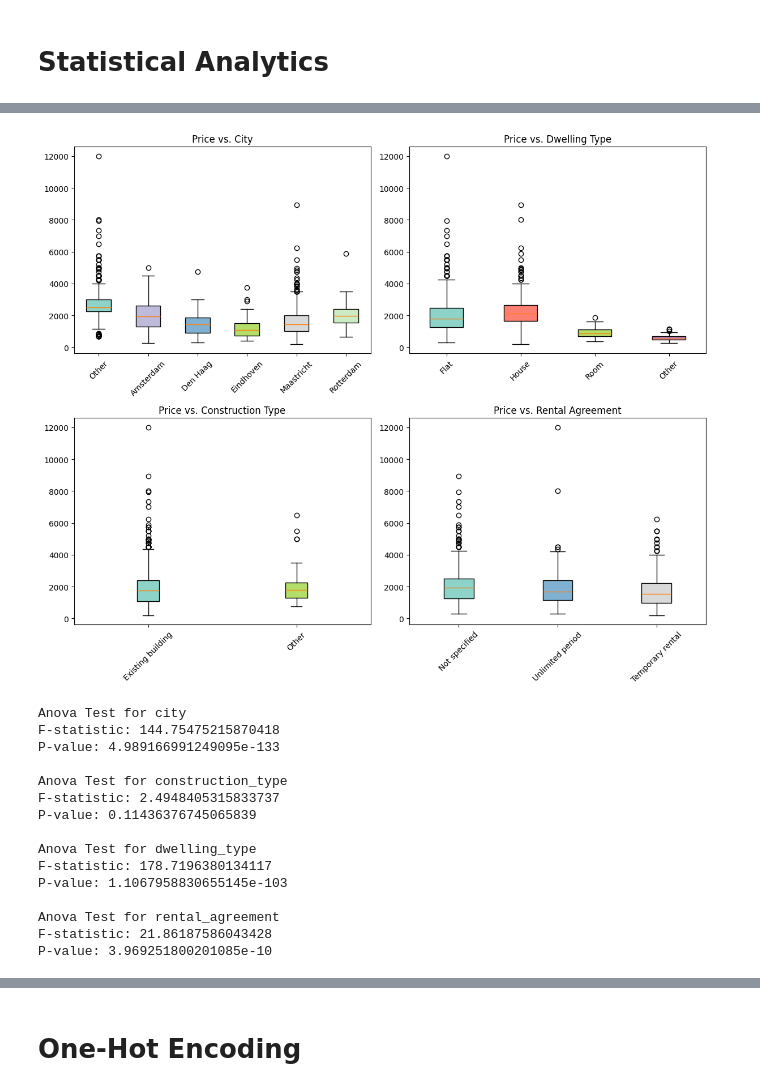
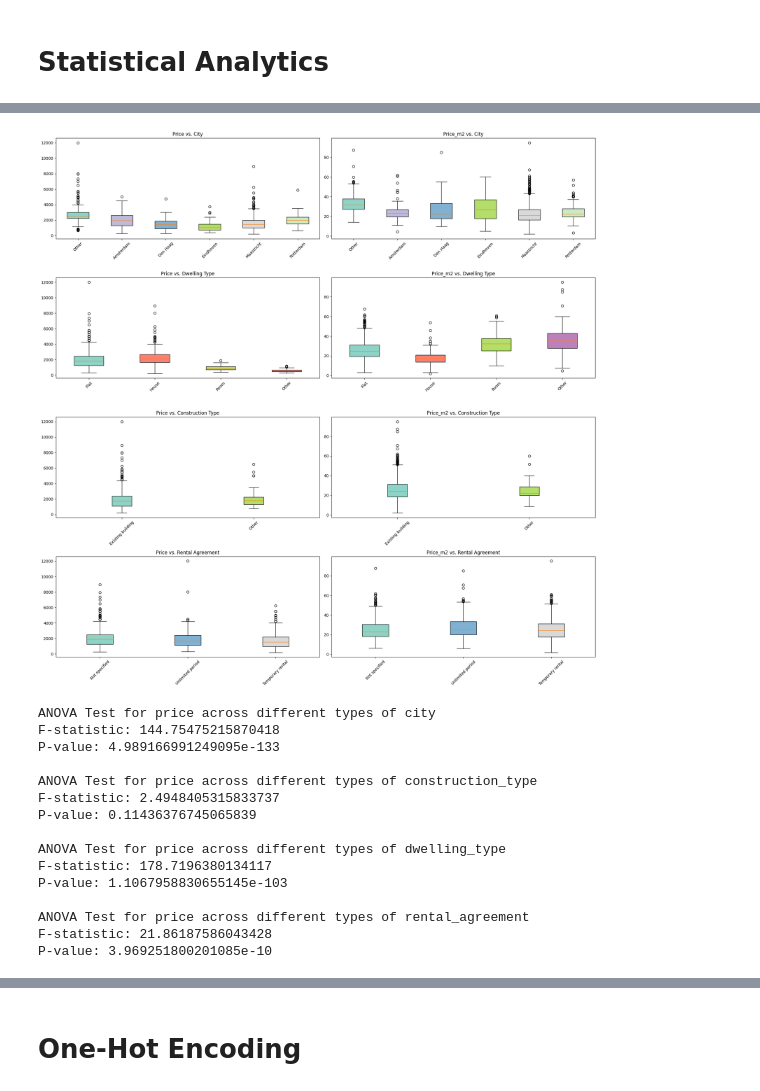
Before and after one commit to Yingtzudai/House-Searching-Helper, a Jupyter notebook: ipynb_files/Data Cleaning for ML models.ipynb, the cells around one changed output, grey strips where cells are left out. Cells and saved outputs as stored; diff of their text form; code cells hidden in the pictures.

Commit message:
Added ANOVA test

```diff
--- a/ipynb_files/Data Cleaning for ML models.ipynb
+++ b/ipynb_files/Data Cleaning for ML models.ipynb
@@ -361,0 +343,3 @@ memory usage: 303.2+ KB
+# %%
+df['price_m2'] = df['price']/df['living_area_m2']
+df.info()
@@ -362,41 +364,50 @@ memory usage: 303.2+ KB
 # %%
 # Boxplot for price (price vs. city; price vs. dwelling_type; price vs.energy_rating, price vs. construction_type)
 
 # Create price data
 price_by_city = [group['price'].values for _, group in df.groupby('city')]
 price_by_dwelling = [group['price'].values for _, group in df.groupby('dwelling_type')]
 price_by_construction = [group['price'].values for _, group in df.groupby('construction_type')]
 price_by_agreement = [group['price'].values for _, group in df.groupby('rental_agreement')]
 
+price_m2_by_city = [group['price_m2'].values for _, group in df.groupby('city')]
+price_m2_by_dwelling = [group['price_m2'].values for _, group in df.groupby('dwelling_type')]
+price_m2_by_construction = [group['price_m2'].values for _, group in df.groupby('construction_type')]
+price_m2_by_agreement = [group['price_m2'].values for _, group in df.groupby('rental_agreement')]
 
 # Create plots
-fig, axs = plt.subplots(2, 2, figsize=(12, 10))
+fig, axs = plt.subplots(4, 2, figsize=(20, 20))
 def color_boxes(ax, data, labels, title):
     cmap = cm.get_cmap('Set3')
     bp = ax.boxplot(data, patch_artist=True, labels=labels)
     ax.set_title(title)
     ax.tick_params(axis='x', rotation=45)
     # Set individual colors
     for i, patch in enumerate(bp['boxes']):
         patch.set_facecolor(cmap(i / len(bp['boxes'])))
 
 # Plot each boxplot
 color_boxes(axs[0, 0], price_by_city, df['city'].unique(), 'Price vs. City')
-color_boxes(axs[0, 1], price_by_dwelling, df['dwelling_type'].unique(), 'Price vs. Dwelling Type')
-color_boxes(axs[1, 0], price_by_construction, df['construction_type'].unique(), 'Price vs. Construction Type')
-color_boxes(axs[1, 1], price_by_agreement, df['rental_agreement'].unique(), 'Price vs. Rental Agreement')
+color_boxes(axs[0, 1], price_m2_by_city, df['city'].unique(), 'Price_m2 vs. City')
+color_boxes(axs[1, 0], price_by_dwelling, df['dwelling_type'].unique(), 'Price vs. Dwelling Type')
+color_boxes(axs[1, 1], price_m2_by_dwelling, df['dwelling_type'].unique(), 'Price_m2 vs. Dwelling Type')
+color_boxes(axs[2, 0], price_by_construction, df['construction_type'].unique(), 'Price vs. Construction Type')
+color_boxes(axs[2, 1], price_m2_by_construction, df['construction_type'].unique(), 'Price_m2 vs. Construction Type')
+color_boxes(axs[3, 0], price_by_agreement, df['rental_agreement'].unique(), 'Price vs. Rental Agreement')
+color_boxes(axs[3, 1], price_m2_by_agreement, df['rental_agreement'].unique(), 'Price_m2 vs. Rental Agreement')
+
 
 plt.tight_layout()
 plt.show()
 # %% [output]
-[figure, old version]
+[figure, new version]
 # %%
-from scipy.stats import f_oneway
+# ANOVA Test
 
-def anova_test(feature):
-    groups = [group['price'].values for name, group in df.groupby(feature)]
+def anova_test(feature, price = 'price'):
+    groups = [group[price].values for name, group in df.groupby(feature)]
     f_stat, p_value = f_oneway(*groups)
-    print(f"Anova Test for {feature}")
+    print(f"ANOVA Test for {price} across different types of {feature}")
     print("F-statistic:", f_stat)
     print("P-value:", p_value, '\n')
 
@@ -407,18 +418,18 @@ categorical_features = ['city', 'construction_type',
 for f in categorical_features:
     anova_test(f)
 # %% [output]
-Anova Test for city
+ANOVA Test for price across different types of city
 F-statistic: 144.75475215870418
 P-value: 4.989166991249095e-133
 
-Anova Test for construction_type
+ANOVA Test for price across different types of construction_type
 F-statistic: 2.4948405315833737
 P-value: 0.11436376745065839
 
-Anova Test for dwelling_type
+ANOVA Test for price across different types of dwelling_type
 F-statistic: 178.7196380134117
 P-value: 1.1067958830655145e-103
 
-Anova Test for rental_agreement
+ANOVA Test for price across different types of rental_agreement
 F-statistic: 21.86187586043428
 P-value: 3.969251800201085e-10
```
Also changed, not shown: parts of 4 cells of this notebook.
